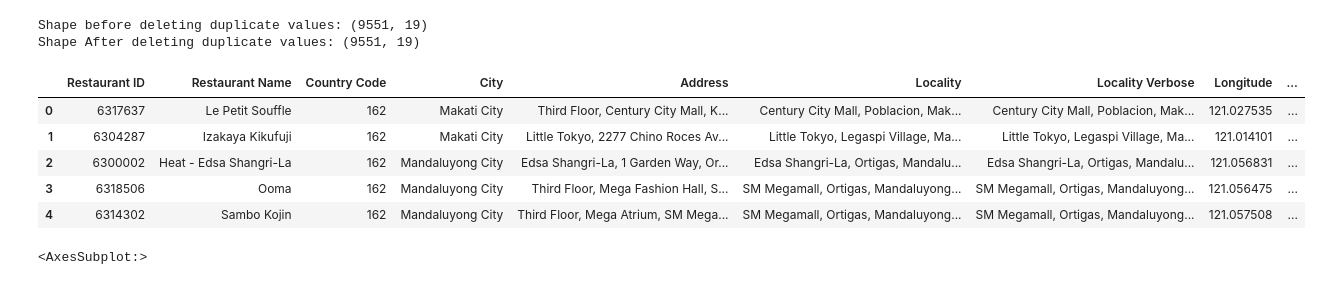
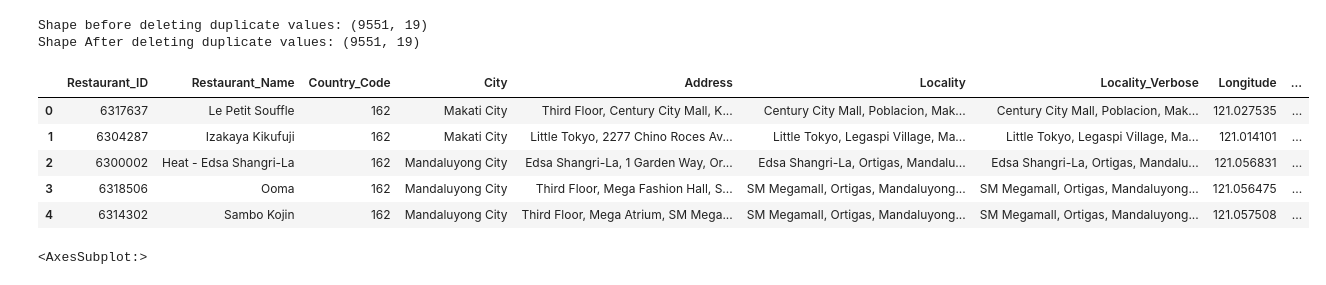
Before and after one commit to Adityashinde1/restuarant_ratings, a Jupyter notebook: notebook/restuarant_rating_prediction.ipynb, the cells around one changed output. Drawn from its saved outputs; the diff is of its cells as text; code cells hidden in the pictures.

```diff
--- a/notebook/restuarant_rating_prediction.ipynb
+++ b/notebook/restuarant_rating_prediction.ipynb
@@ -5,23 +5,23 @@ warnings.filterwarnings('ignore')
 # %%
 # Reading the dataset
 import pandas as pd
 import numpy as np
 
 
-ZomatoData = pd.read_csv('F:\\restuarant_rating_prediction\\data\\ZomatoData.csv', encoding='latin')
+ZomatoData = pd.read_csv('F:\\restuarant_ratings\\data\\ZomatoData\\ZomatoData.csv', encoding = 'latin')
 print('Shape before deleting duplicate values:', ZomatoData.shape)
 
 # Removing duplicate rows if any
 ZomatoData=ZomatoData.drop_duplicates()
 print('Shape After deleting duplicate values:', ZomatoData.shape)
 
 # Printing sample data
 # Start observing the Quantitative/Categorical/Qualitative variables
 ZomatoData.head()
 # %% [output]
 Shape before deleting duplicate values: (9551, 19)
 Shape After deleting duplicate values: (9551, 19)
-|  | Restaurant ID | Restaurant Name | Country Code | City | Address | Locality | Locality Verbose | Longitude | ... |
+|  | Restaurant_ID | Restaurant_Name | Country_Code | City | Address | Locality | Locality_Verbose | Longitude | ... |
 | 0 | 6317637 | Le Petit Souffle | 162 | Makati City | Third Floor, Century City Mall, K... | Century City Mall, Poblacion, Mak... | Century City Mall, Poblacion, Mak... | 121.027535 | ... |
 | 1 | 6304287 | Izakaya Kikufuji | 162 | Makati City | Little Tokyo, 2277 Chino Roces Av... | Little Tokyo, Legaspi Village, Ma... | Little Tokyo, Legaspi Village, Ma... | 121.014101 | ... |
 | 2 | 6300002 | Heat - Edsa Shangri-La | 162 | Mandaluyong City | Edsa Shangri-La, 1 Garden Way, Or... | Edsa Shangri-La, Ortigas, Mandalu... | Edsa Shangri-La, Ortigas, Mandalu... | 121.056831 | ... |
```
Also changed, not shown: parts of 24 cells of this notebook, 4 other files.
